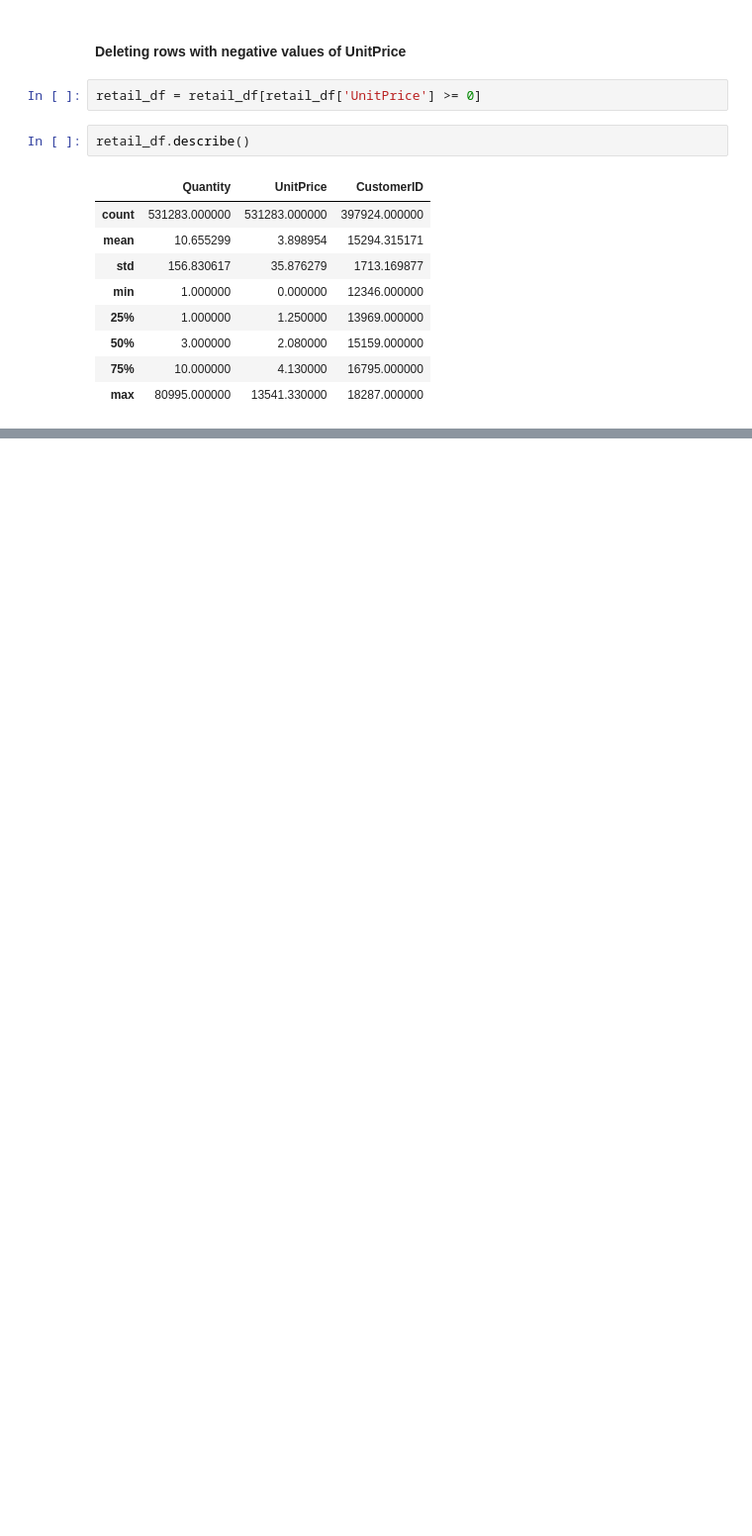
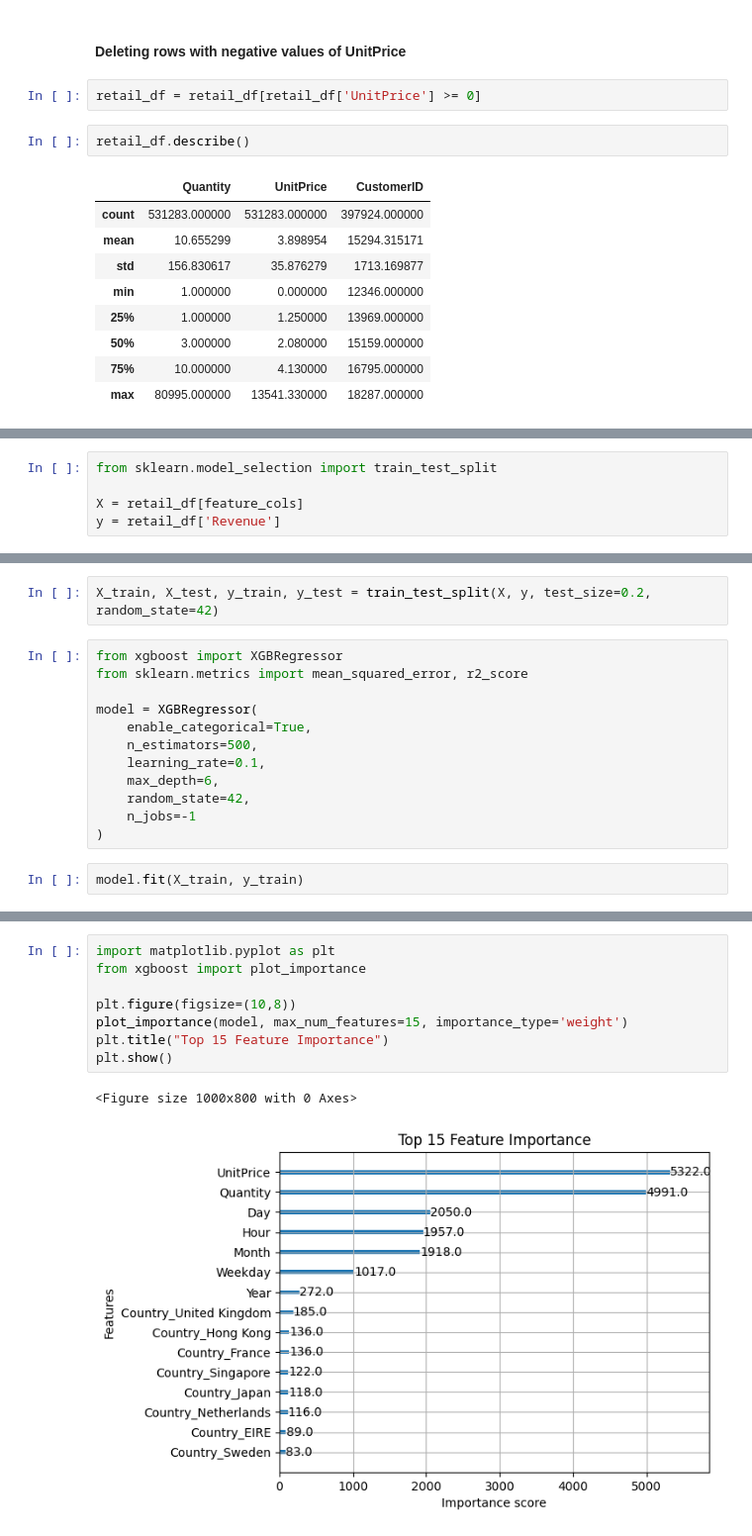
Before and after one commit to Zbigniew23/retail-xgboost, a Jupyter notebook: Online_Retail_Prediction_Model.ipynb, the cells around one changed output, grey strips where cells are left out. Shown at 99% size. Cells and saved outputs as stored; diff of their text form; blank space fills up the shorter version.

Commit message:
Build prediction models

```diff
--- a/Online_Retail_Prediction_Model.ipynb
+++ b/Online_Retail_Prediction_Model.ipynb
@@ -154,0 +270,5 @@ retail_df.describe()
+# %%
+from sklearn.model_selection import train_test_split
+
+X = retail_df[feature_cols]
+y = retail_df['Revenue']
@@ -154,0 +300,16 @@ retail_df.describe()
+# %%
+X_train, X_test, y_train, y_test = train_test_split(X, y, test_size=0.2, random_state=42)
+# %%
+from xgboost import XGBRegressor
+from sklearn.metrics import mean_squared_error, r2_score
+
+model = XGBRegressor(
+    enable_categorical=True,
+    n_estimators=500,
+    learning_rate=0.1,
+    max_depth=6,
+    random_state=42,
+    n_jobs=-1
+)
+# %%
+model.fit(X_train, y_train)
@@ -154,0 +336,11 @@ retail_df.describe()
+# %%
+import matplotlib.pyplot as plt
+from xgboost import plot_importance
+
+plt.figure(figsize=(10,8))
+plot_importance(model, max_num_features=15, importance_type='weight')
+plt.title("Top 15 Feature Importance")
+plt.show()
+# %% [output]
+<Figure size 1000x800 with 0 Axes>
+[figure, added]
```
Also changed, not shown: parts of 30 cells of this notebook, 1 other file.
